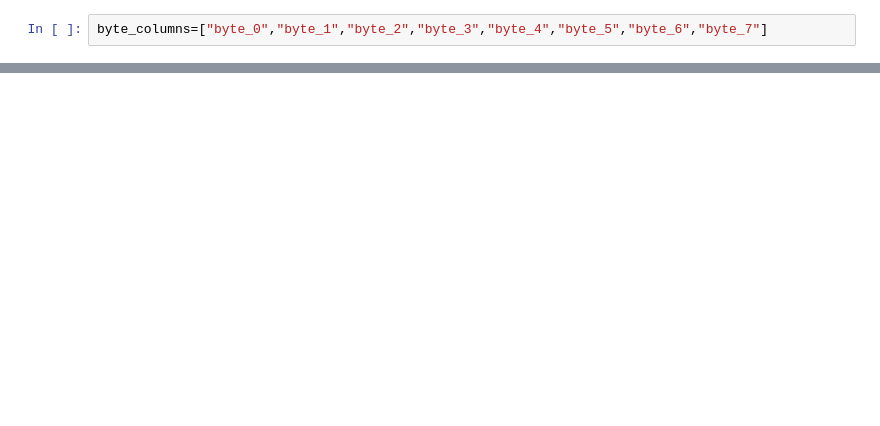
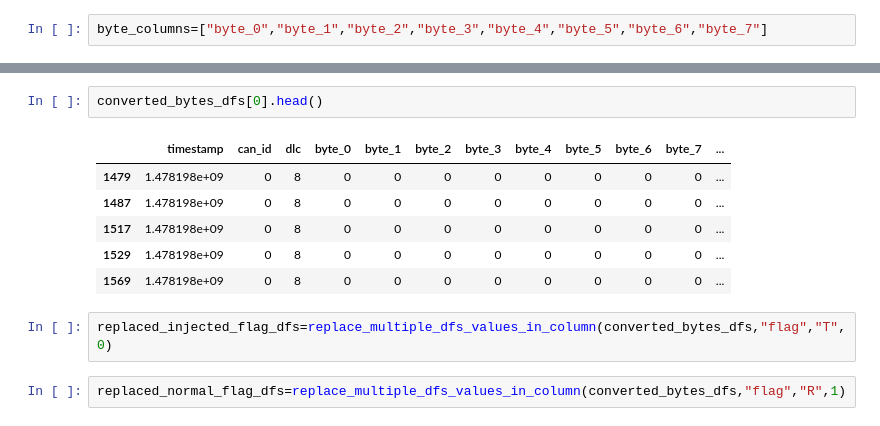
Before and after one commit to FatimeNazliAs/Intrusion-Detection-Systems-using-ML, a Jupyter notebook: notebooks/preprocess.ipynb, the cells around one changed output, grey strips where cells are left out. Drawn from its saved outputs; the diff is of its cells as text; blank space fills up the shorter version.

```diff
--- a/notebooks/preprocess.ipynb
+++ b/notebooks/preprocess.ipynb
@@ -475,0 +552,13 @@ byte_columns=["byte_0","byte_1","byte_2","byte_3","byte_4","byte_5","byte_6","by
+# %%
+converted_bytes_dfs[0].head()
+# %% [output]
+|  | timestamp | can_id | dlc | byte_0 | byte_1 | byte_2 | byte_3 | byte_4 | byte_5 | byte_6 | byte_7 | ... |
+| 1479 | 1.478198e+09 | 0 | 8 | 0 | 0 | 0 | 0 | 0 | 0 | 0 | 0 | ... |
+| 1487 | 1.478198e+09 | 0 | 8 | 0 | 0 | 0 | 0 | 0 | 0 | 0 | 0 | ... |
+| 1517 | 1.478198e+09 | 0 | 8 | 0 | 0 | 0 | 0 | 0 | 0 | 0 | 0 | ... |
+| 1529 | 1.478198e+09 | 0 | 8 | 0 | 0 | 0 | 0 | 0 | 0 | 0 | 0 | ... |
+| 1569 | 1.478198e+09 | 0 | 8 | 0 | 0 | 0 | 0 | 0 | 0 | 0 | 0 | ... |
+# %%
+replaced_injected_flag_dfs=replace_multiple_dfs_values_in_column(converted_bytes_dfs,"flag","T",0)
+# %%
+replaced_normal_flag_dfs=replace_multiple_dfs_values_in_column(converted_bytes_dfs,"flag","R",1)
```
Also changed, not shown: parts of 13 cells of this notebook.
